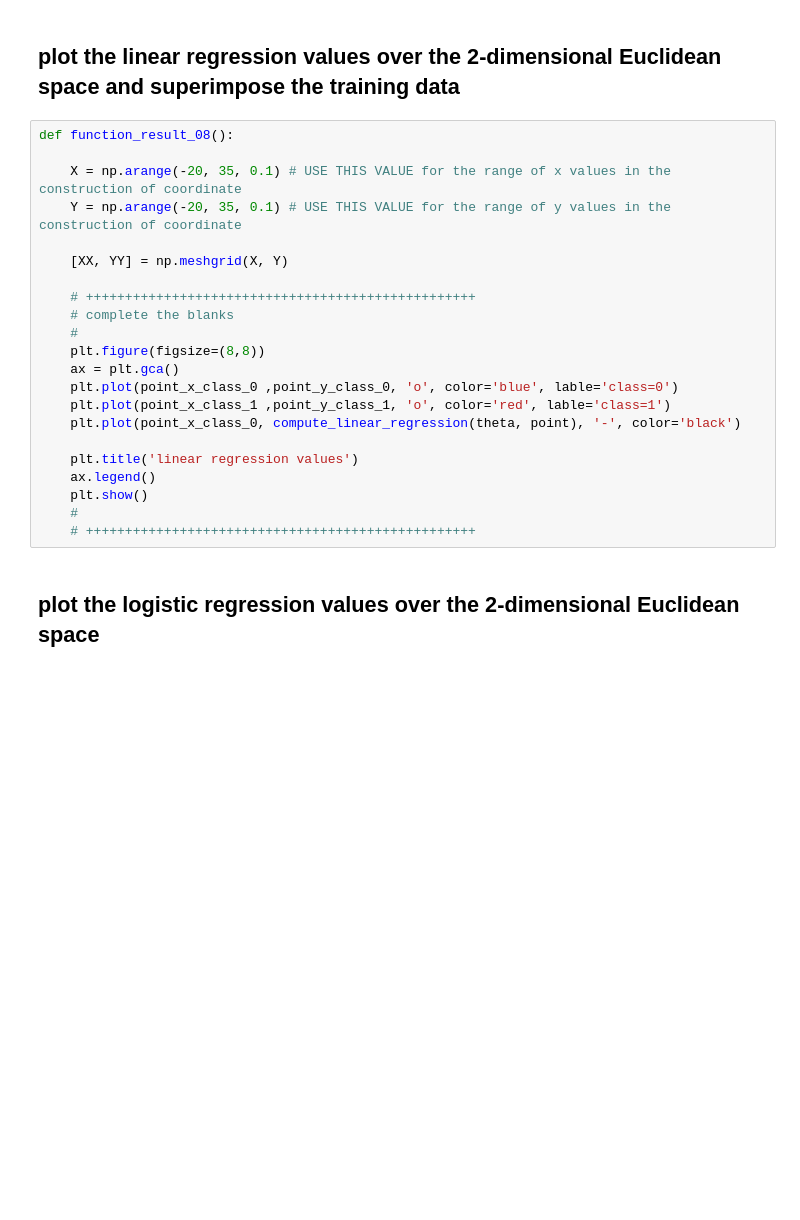
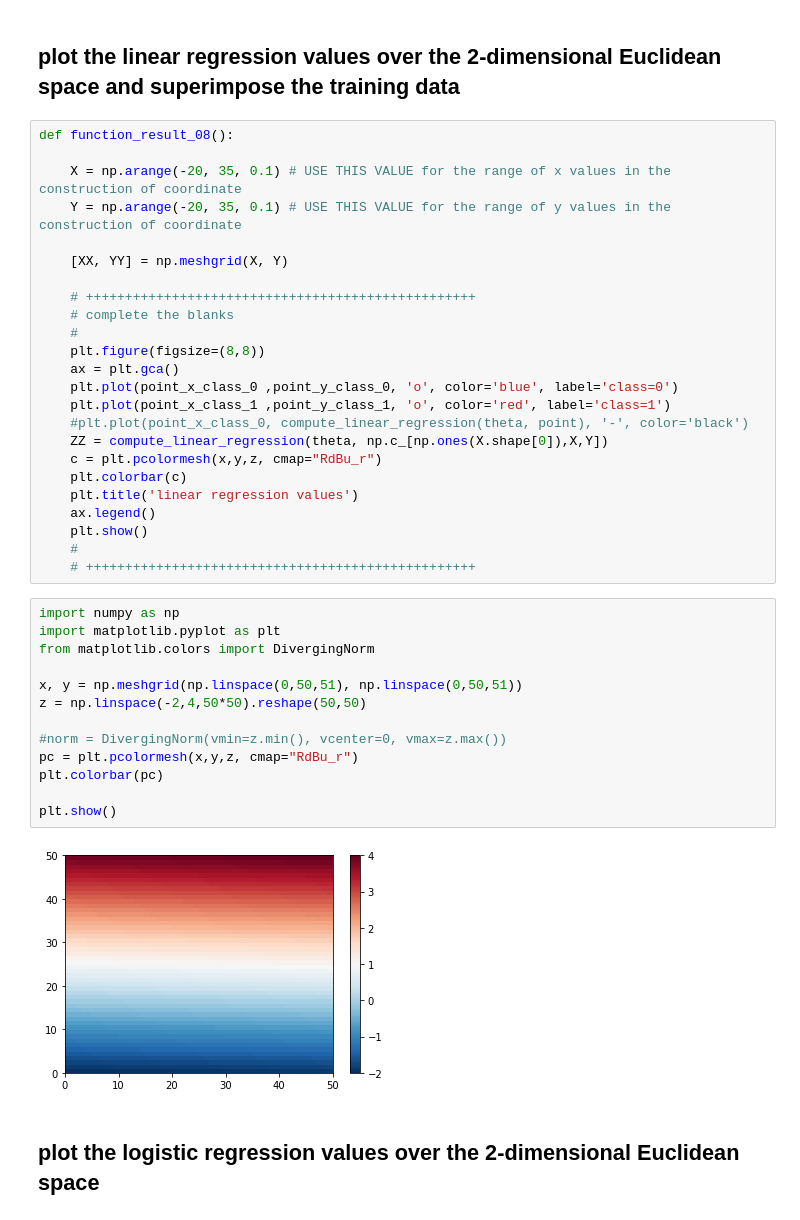
Before and after one commit to Jungmin-YUN-0/machine-learning-study, a Jupyter notebook: 08/assignment_08.ipynb, the cells around one changed output. Cells and saved outputs as stored; diff of their text form; blank space fills up the shorter version.

```diff
--- a/08/assignment_08.ipynb
+++ b/08/assignment_08.ipynb
@@ -304,15 +304,32 @@ def function_result_08():
     #
     plt.figure(figsize=(8,8))
     ax = plt.gca()
-    plt.plot(point_x_class_0 ,point_y_class_0, 'o', color='blue', lable='class=0')
-    plt.plot(point_x_class_1 ,point_y_class_1, 'o', color='red', lable='class=1')
-    plt.plot(point_x_class_0, compute_linear_regression(theta, point), '-', color='black')
-
+    plt.plot(point_x_class_0 ,point_y_class_0, 'o', color='blue', label='class=0')
+    plt.plot(point_x_class_1 ,point_y_class_1, 'o', color='red', label='class=1')
+    #plt.plot(point_x_class_0, compute_linear_regression(theta, point), '-', color='black')
+    ZZ = compute_linear_regression(theta, np.c_[np.ones(X.shape[0]),X,Y])
+    c = plt.pcolormesh(x,y,z, cmap="RdBu_r")
+    plt.colorbar(c)
     plt.title('linear regression values')
     ax.legend()
     plt.show()
     #
     # ++++++++++++++++++++++++++++++++++++++++++++++++++
+# %%
+import numpy as np
+import matplotlib.pyplot as plt
+from matplotlib.colors import DivergingNorm
+
+x, y = np.meshgrid(np.linspace(0,50,51), np.linspace(0,50,51))
+z = np.linspace(-2,4,50*50).reshape(50,50)
+
+#norm = DivergingNorm(vmin=z.min(), vcenter=0, vmax=z.max())
+pc = plt.pcolormesh(x,y,z, cmap="RdBu_r")
+plt.colorbar(pc)
+
+plt.show()
+# %% [output]
+[figure, added]
 # %% [markdown]
 ## plot the logistic regression values over the 2-dimensional Euclidean space
 # %%
```
